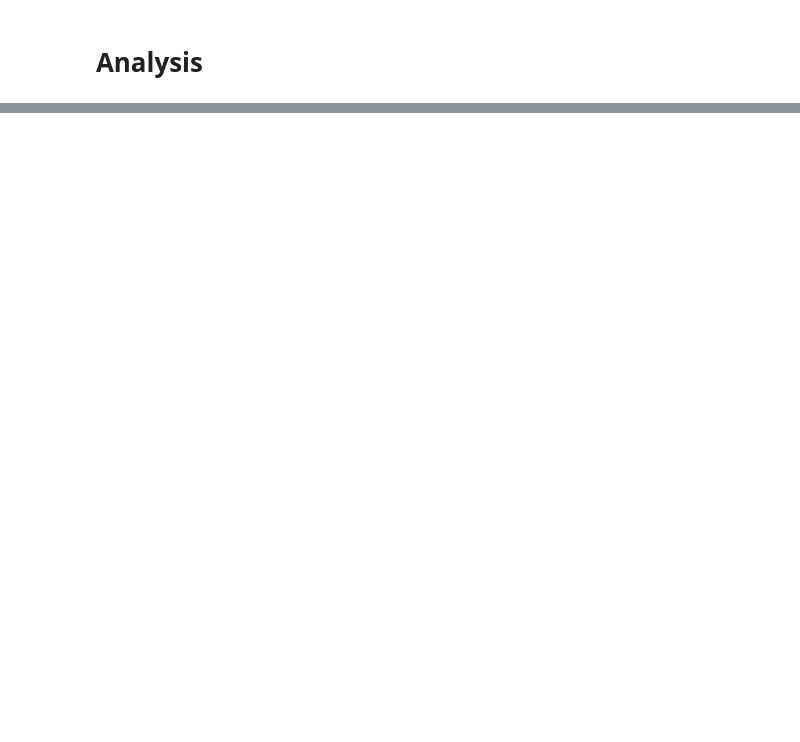
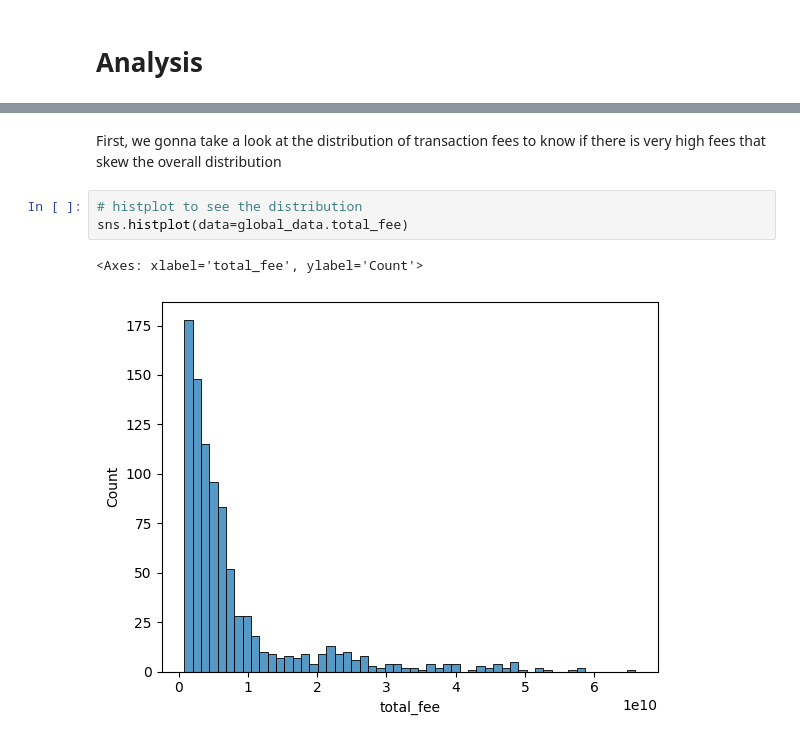
Before and after one commit to DjuloFyro/EGC_2024, a Jupyter notebook: EGC_2024_antoine.feret_julian.gil.ipynb, the cells around one changed output, grey strips where cells are left out. Cells and saved outputs as stored; diff of their text form; blank space fills up the shorter version.

```diff
--- a/EGC_2024_antoine.feret_julian.gil.ipynb
+++ b/EGC_2024_antoine.feret_julian.gil.ipynb
@@ -230,0 +206,8 @@ external_data
+# %% [markdown]
+First, we gonna take a look at the distribution of transaction fees to know if there is very high fees that skew the overall distribution
+# %%
+# histplot to see the distribution
+sns.histplot(data=global_data.total_fee)
+# %% [output]
+<Axes: xlabel='total_fee', ylabel='Count'>
+[figure, added]
```
Also changed, not shown: parts of 40 cells of this notebook, 5 other files.
